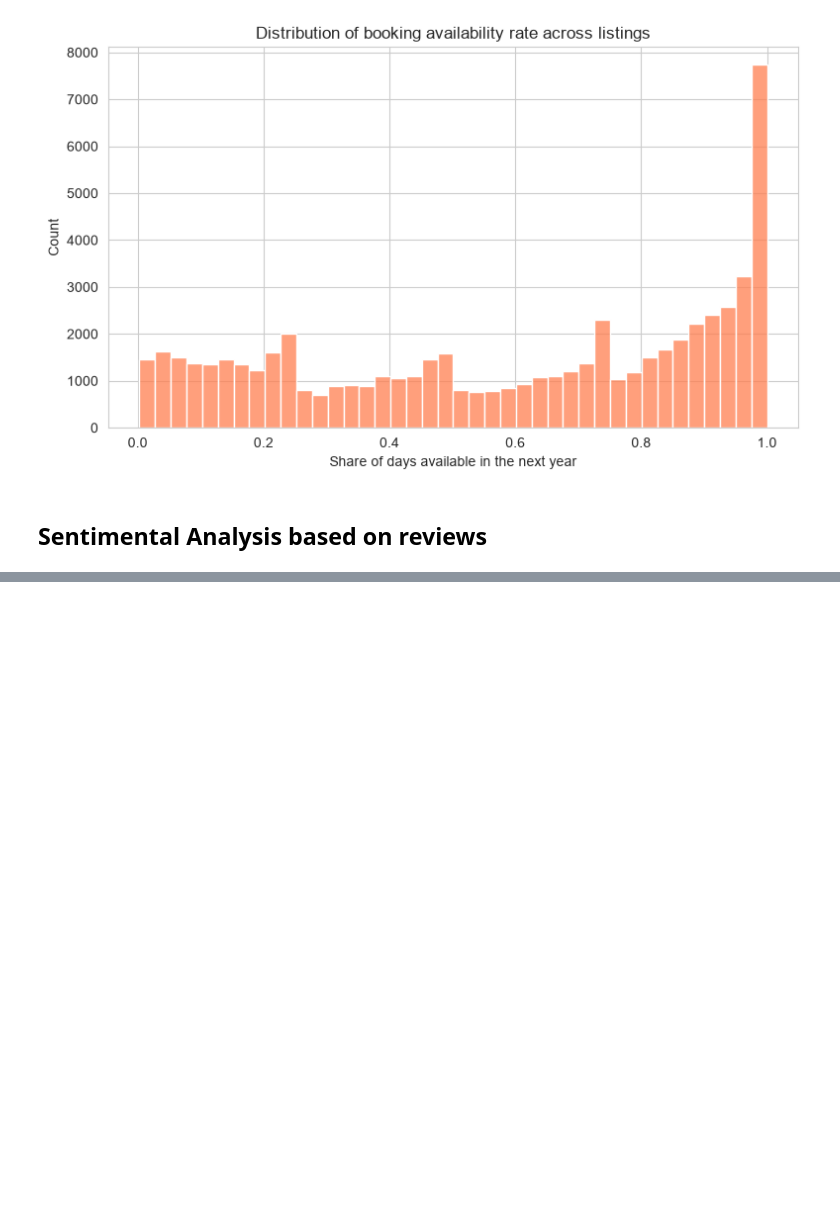
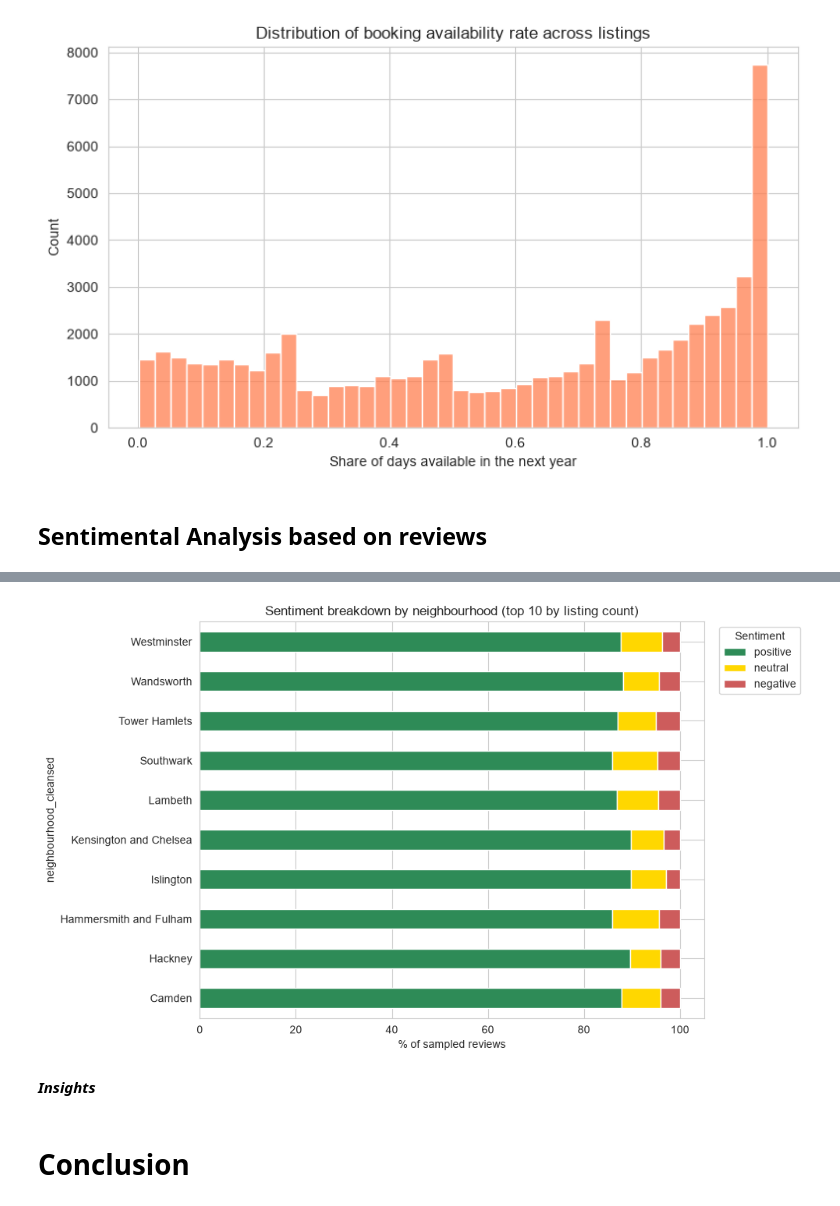
Before and after one commit to Engineer-purvesh18/AirBnb_Analysis, a Jupyter notebook: main.ipynb, the cells around one changed output, grey strips where cells are left out. Drawn from its saved outputs; the diff is of its cells as text; code cells hidden in the pictures; blank space fills up the shorter version.

```diff
--- a/main.ipynb
+++ b/main.ipynb
@@ -359,0 +408,9 @@ Correlation between calendar-derived availability rate and price: 0.020
+# %%
+reviews_with_meta = reviews_sample.merge(
+    listings[['id', 'neighbourhood_cleansed', 'room_type']],
+    left_on='listing_id', right_on='id', how='inner'
+)
+
+sentiment_by_room = pd.crosstab(reviews_with_meta['room_type'], reviews_with_meta['sentiment'], normalize='index') * 100
+print("% sentiment breakdown by room type:")
+sentiment_by_room.round(1)
@@ -359,0 +425,19 @@ Correlation between calendar-derived availability rate and price: 0.020
+# %%
+top_neigh_names = listings['neighbourhood_cleansed'].value_counts().head(10).index
+sentiment_top_neigh = (reviews_with_meta[reviews_with_meta['neighbourhood_cleansed'].isin(top_neigh_names)]
+                        .groupby('neighbourhood_cleansed')['sentiment']
+                        .value_counts(normalize=True).unstack().fillna(0) * 100)
+
+sentiment_top_neigh[sentiment_order].plot(kind='barh', stacked=True, figsize=(10, 6),
+    color=['seagreen', 'gold', 'indianred'])
+plt.title('Sentiment breakdown by neighbourhood (top 10 by listing count)')
+plt.xlabel('% of sampled reviews')
+plt.legend(title='Sentiment', bbox_to_anchor=(1.02, 1))
+plt.tight_layout()
+plt.show()
+# %% [output]
+[figure, added]
+# %% [markdown]
+***Insights***
+# %% [markdown]
+# Conclusion
```
Also changed, not shown: parts of 4 cells of this notebook.
